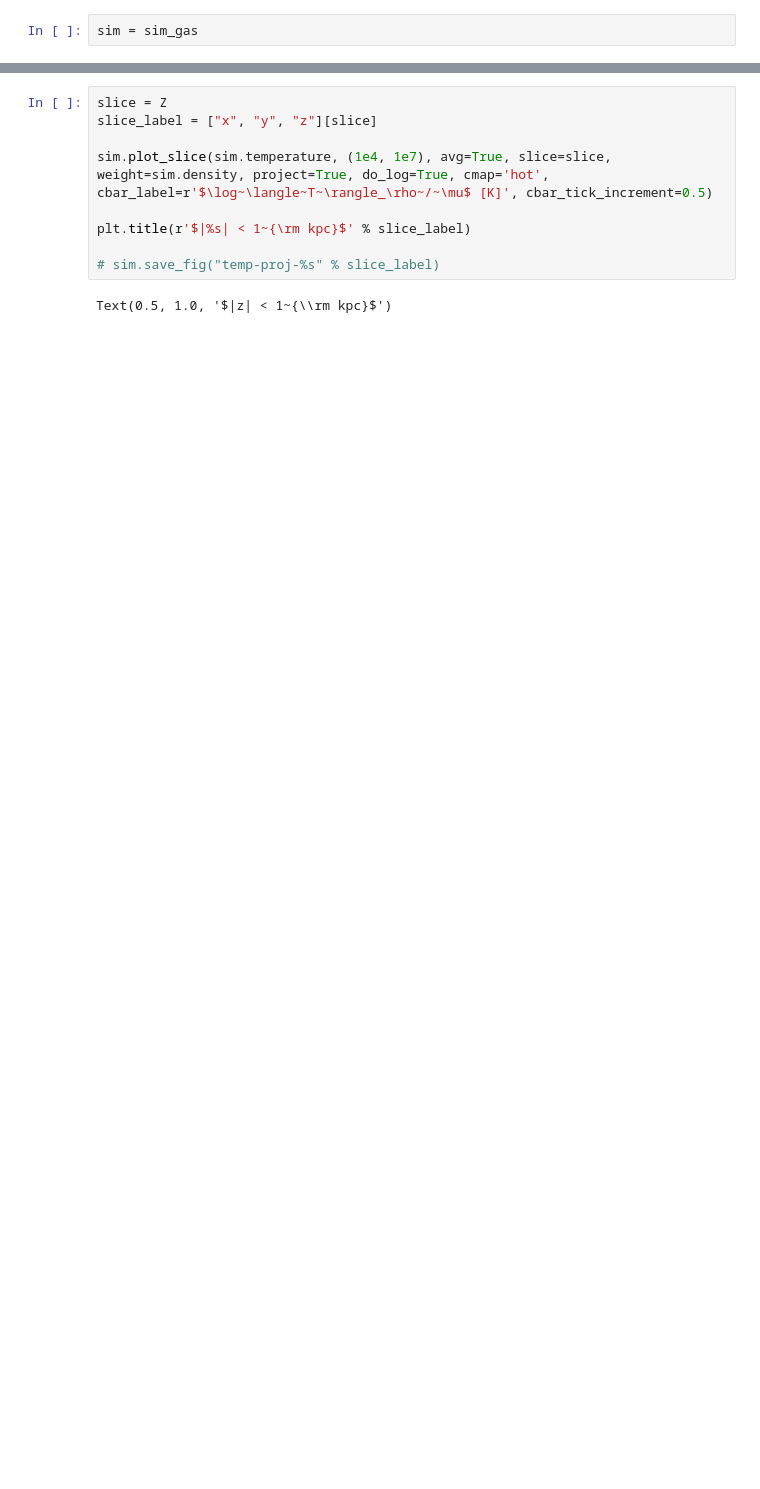
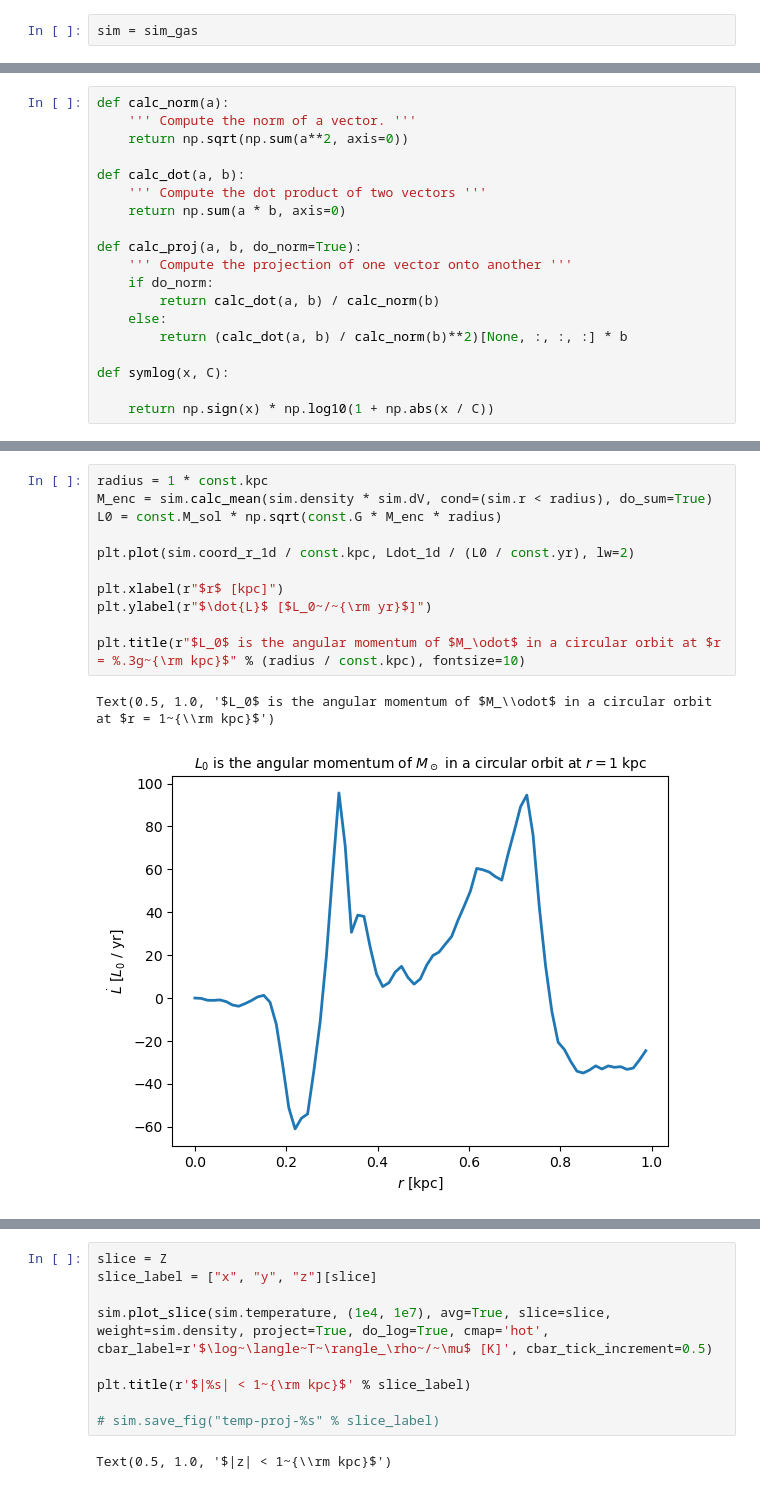
Before and after one commit to zandalman/RAMSES-analysis, a Jupyter notebook: analysis.ipynb, the cells around one changed output, grey strips where cells are left out. Saved outputs shown, nothing was run; the diff lists cells and outputs as text; blank space fills up the shorter version.

```diff
--- a/analysis.ipynb
+++ b/analysis.ipynb
@@ -38,0 +32,19 @@ N_dust_delta = (N_dust - N_dust_avg) / N_dust_avg
+# %%
+def calc_norm(a):
+    ''' Compute the norm of a vector. '''
+    return np.sqrt(np.sum(a**2, axis=0))
+
+def calc_dot(a, b):
+    ''' Compute the dot product of two vectors '''
+    return np.sum(a * b, axis=0)
+
+def calc_proj(a, b, do_norm=True):
+    ''' Compute the projection of one vector onto another '''
+    if do_norm:
+        return calc_dot(a, b) / calc_norm(b)
+    else:
+        return (calc_dot(a, b) / calc_norm(b)**2)[None, :, :, :] * b
+
+def symlog(x, C):
+
+    return np.sign(x) * np.log10(1 + np.abs(x / C))
@@ -38,0 +86,14 @@ N_dust_delta = (N_dust - N_dust_avg) / N_dust_avg
+# %%
+radius = 1 * const.kpc
+M_enc = sim.calc_mean(sim.density * sim.dV, cond=(sim.r < radius), do_sum=True)
+L0 = const.M_sol * np.sqrt(const.G * M_enc * radius)
+
+plt.plot(sim.coord_r_1d / const.kpc, Ldot_1d / (L0 / const.yr), lw=2)
+
+plt.xlabel(r"$r$ [kpc]")
+plt.ylabel(r"$\dot{L}$ [$L_0~/~{\rm yr}$]")
+
+plt.title(r"$L_0$ is the angular momentum of $M_\odot$ in a circular orbit at $r = %.3g~{\rm kpc}$" % (radius / const.kpc), fontsize=10)
+# %% [output]
+Text(0.5, 1.0, '$L_0$ is the angular momentum of $M_\\odot$ in a circular orbit at $r = 1~{\\rm kpc}$')
+[figure, added]
```
Also changed, not shown: parts of 40 cells of this notebook, 2 other files.
